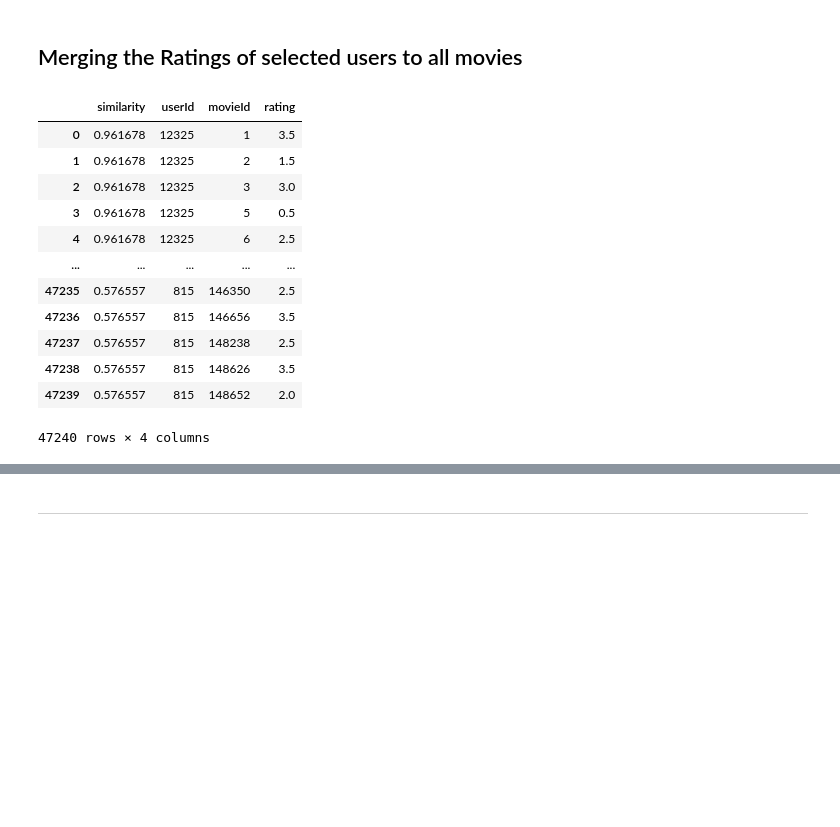
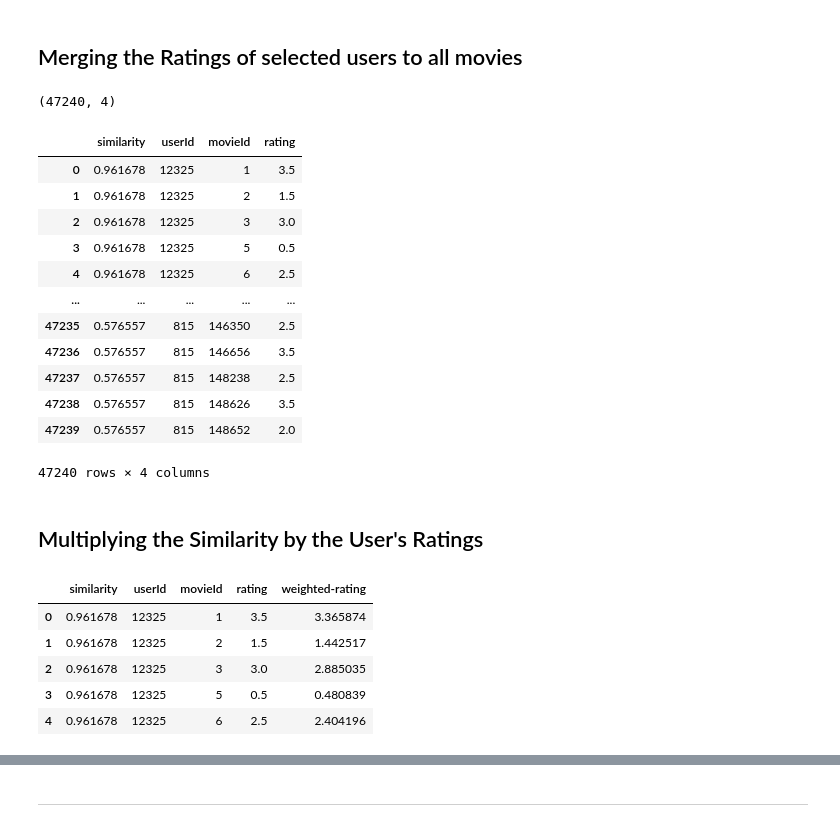
Before and after one commit to amir-azimi-dev/Machine-Learning, a Jupyter notebook: Recommenders/collaborative-filtering.ipynb, the cells around one changed output, grey strips where cells are left out. Saved outputs shown, nothing was run; the diff lists cells and outputs as text; code cells hidden in the pictures; blank space fills up the shorter version.

```diff
--- a/Recommenders/collaborative-filtering.ipynb
+++ b/Recommenders/collaborative-filtering.ipynb
@@ -219,8 +217,11 @@ sorted_pearson_df.head()
 ## Merging the Ratings of selected users to all movies
 # %%
 users_ratings_df = sorted_pearson_df.merge(ratings_df, left_on="userId", right_on="userId", how="inner")
-selected_users_ratings
+
+print(users_ratings_df.shape)
+users_ratings_df
 # %% [output]
+(47240, 4)
 |  | similarity | userId | movieId | rating |
 | 0 | 0.961678 | 12325 | 1 | 3.5 |
 | 1 | 0.961678 | 12325 | 2 | 1.5 |
@@ -233,4 +234,17 @@ selected_users_ratings
 | 47237 | 0.576557 | 815 | 148238 | 2.5 |
 | 47238 | 0.576557 | 815 | 148626 | 3.5 |
 | 47239 | 0.576557 | 815 | 148652 | 2.0 |
-47240 rows × 4 columns
+47240 rows × 4 columns
+# %% [markdown]
+## Multiplying the Similarity by the User's Ratings
+# %%
+users_ratings_df["weighted-rating"] = users_ratings_df.similarity * users_ratings_df.rating
+
+users_ratings_df.head()
+# %% [output]
+|  | similarity | userId | movieId | rating | weighted-rating |
+| 0 | 0.961678 | 12325 | 1 | 3.5 | 3.365874 |
+| 1 | 0.961678 | 12325 | 2 | 1.5 | 1.442517 |
+| 2 | 0.961678 | 12325 | 3 | 3.0 | 2.885035 |
+| 3 | 0.961678 | 12325 | 5 | 0.5 | 0.480839 |
+| 4 | 0.961678 | 12325 | 6 | 2.5 | 2.404196 |
```
Also changed, not shown: parts of 12 cells of this notebook.
